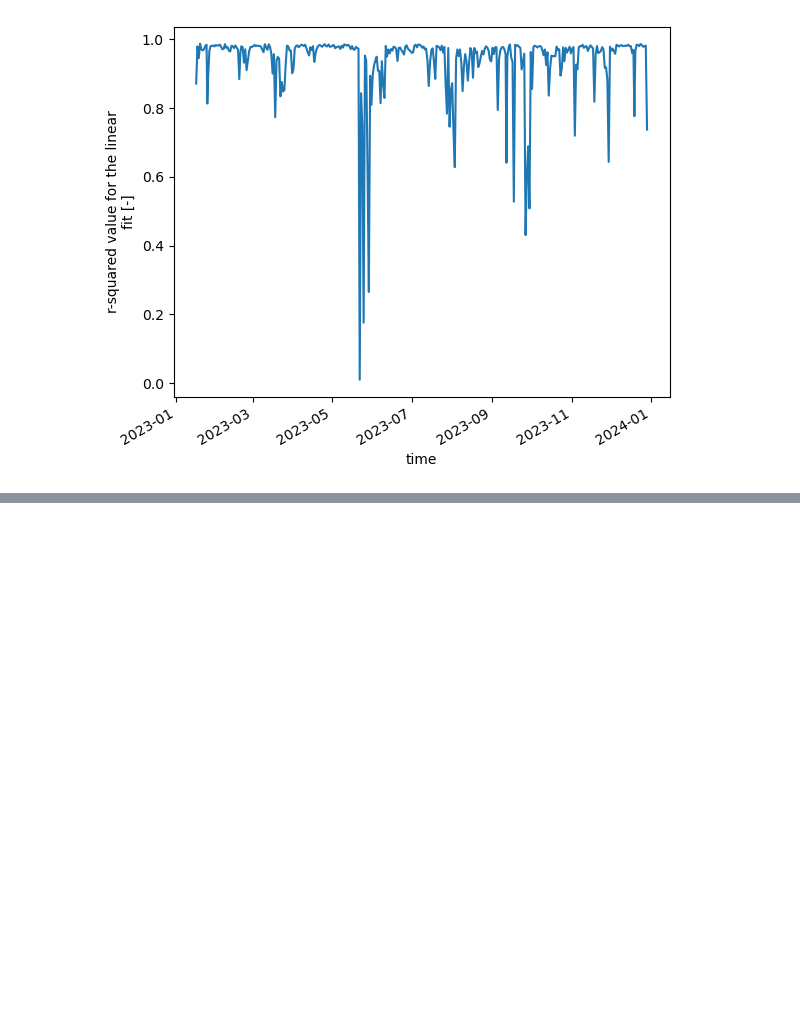
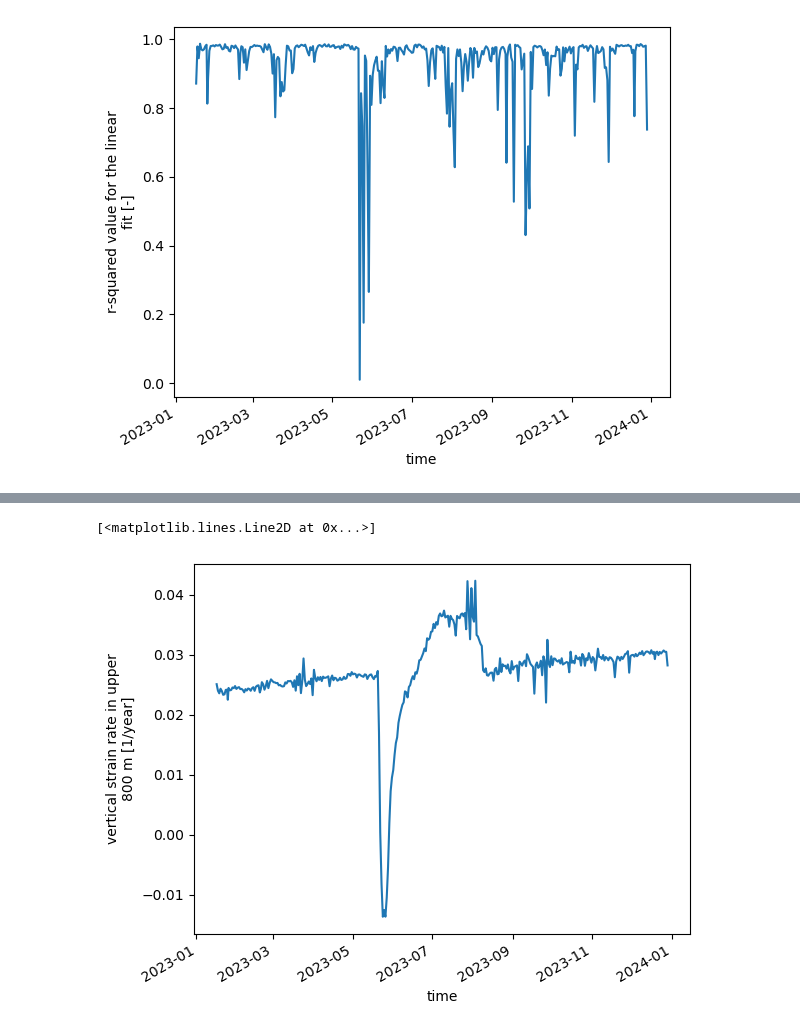
Before and after one commit to ldeo-glaciology/xapres, a Jupyter notebook: notebooks/test_notes/disp2ezz.ipynb, the cells around one changed output, grey strips where cells are left out. Saved outputs shown, nothing was run; the diff lists cells and outputs as text; code cells hidden in the pictures; blank space fills up the shorter version.

```diff
--- a/notebooks/test_notes/disp2ezz.ipynb
+++ b/notebooks/test_notes/disp2ezz.ipynb
@@ -104,0 +77,3 @@ array([0.8713641 , 0.97942396, 0.94502682, 0.98727678, 0.97076288,
+# %%
+dLTG = LTG.profile_stacked.displacement_timeseries().compute()
+dLTG.r_squared.plot()
@@ -104,0 +83,5 @@ array([0.8713641 , 0.97942396, 0.94502682, 0.98727678, 0.97076288,
+# %%
+dLTG.strain_rate.plot()
+# %% [output]
+[<matplotlib.lines.Line2D at 0x...>]
+[figure, added]
```
Also changed, not shown: parts of 11 cells of this notebook.
